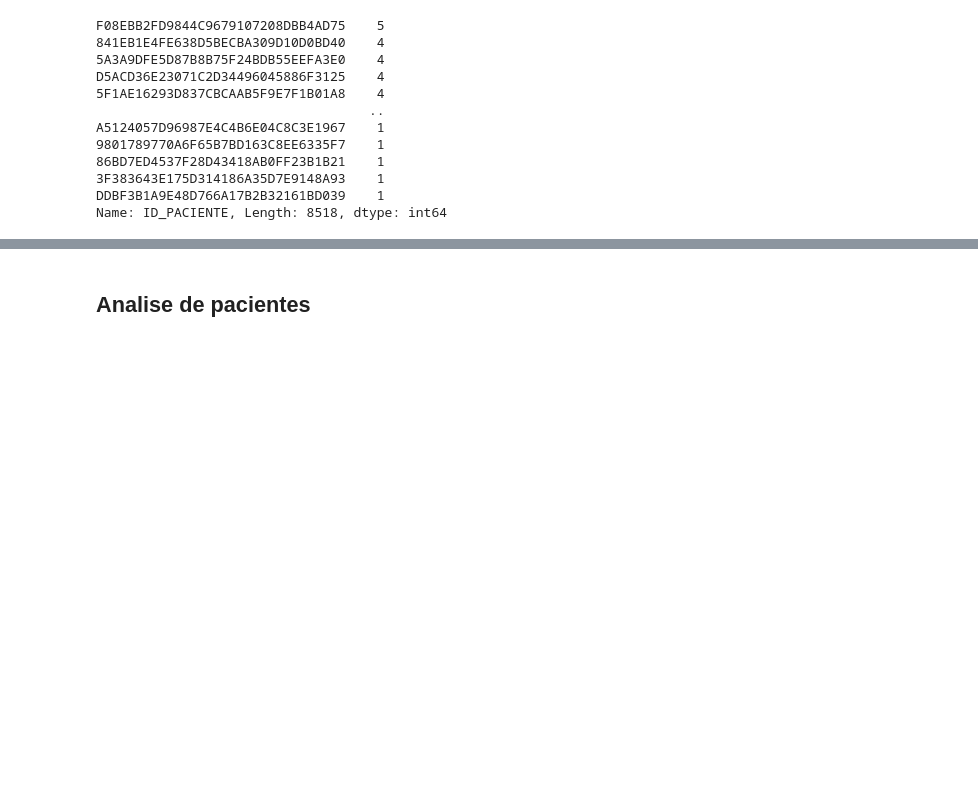
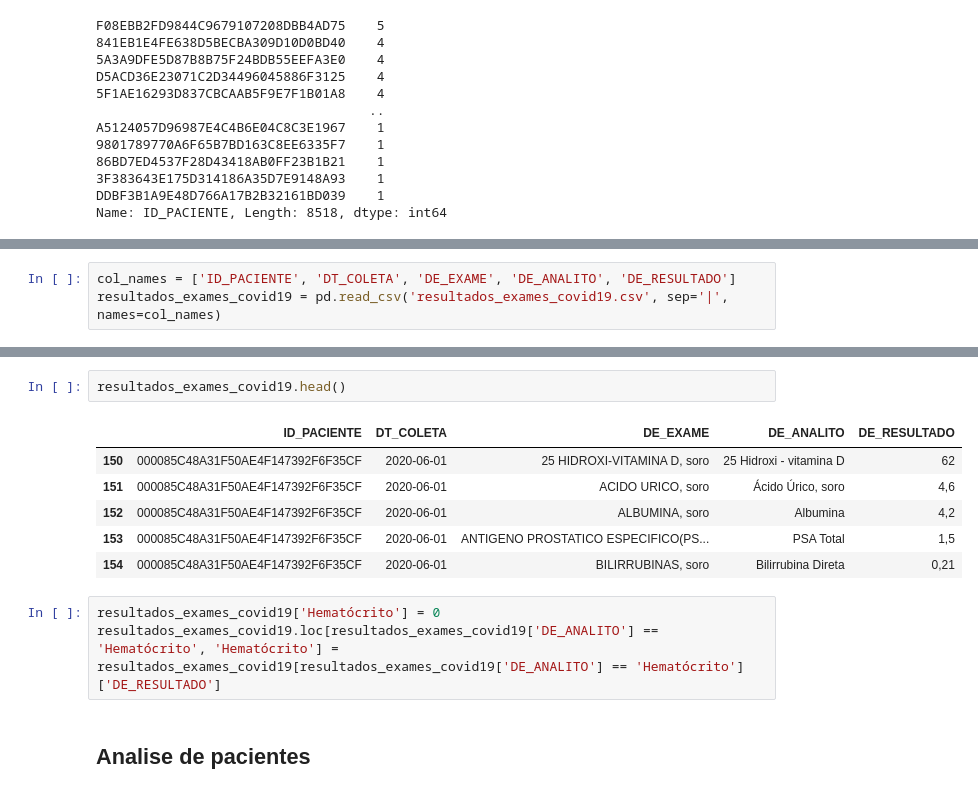
Before and after one commit to NuryYanque/MAC0425_ArtificialIntelligence, a Jupyter notebook: EP4/dados_atualizados/Hospital Fleury-v2.ipynb, the cells around one changed output, grey strips where cells are left out. Drawn from its saved outputs; the diff is of its cells as text; blank space fills up the shorter version.

```diff
--- a/EP4/dados_atualizados/Hospital Fleury-v2.ipynb
+++ b/EP4/dados_atualizados/Hospital Fleury-v2.ipynb
@@ -1099,0 +1140,3 @@ Name: ID_PACIENTE, Length: 8518, dtype: int64
+# %%
+col_names = ['ID_PACIENTE', 'DT_COLETA', 'DE_EXAME', 'DE_ANALITO', 'DE_RESULTADO']
+resultados_exames_covid19 = pd.read_csv('resultados_exames_covid19.csv', sep='|', names=col_names)
@@ -1100,3 +1165,15 @@ Name: ID_PACIENTE, Length: 8518, dtype: int64
+# %%
+resultados_exames_covid19.head()
+# %% [output]
+|  | ID_PACIENTE | DT_COLETA | DE_EXAME | DE_ANALITO | DE_RESULTADO |
+| 150 | 000085C48A31F50AE4F147392F6F35CF | 2020-06-01 | 25 HIDROXI-VITAMINA D, soro | 25 Hidroxi - vitamina D | 62 |
+| 151 | 000085C48A31F50AE4F147392F6F35CF | 2020-06-01 | ACIDO URICO, soro | Ácido Úrico, soro | 4,6 |
+| 152 | 000085C48A31F50AE4F147392F6F35CF | 2020-06-01 | ALBUMINA, soro | Albumina | 4,2 |
+| 153 | 000085C48A31F50AE4F147392F6F35CF | 2020-06-01 | ANTIGENO PROSTATICO ESPECIFICO(PS... | PSA Total | 1,5 |
+| 154 | 000085C48A31F50AE4F147392F6F35CF | 2020-06-01 | BILIRRUBINAS, soro | Bilirrubina Direta | 0,21 |
+# %%
+resultados_exames_covid19['Hematócrito'] = 0
+resultados_exames_covid19.loc[resultados_exames_covid19['DE_ANALITO'] == 'Hematócrito', 'Hematócrito'] = resultados_exames_covid19[resultados_exames_covid19['DE_ANALITO'] == 'Hematócrito']['DE_RESULTADO']
 # %% [markdown]
 ## Analise de pacientes
 # %%
```
Also changed, not shown: parts of 11 cells of this notebook.
